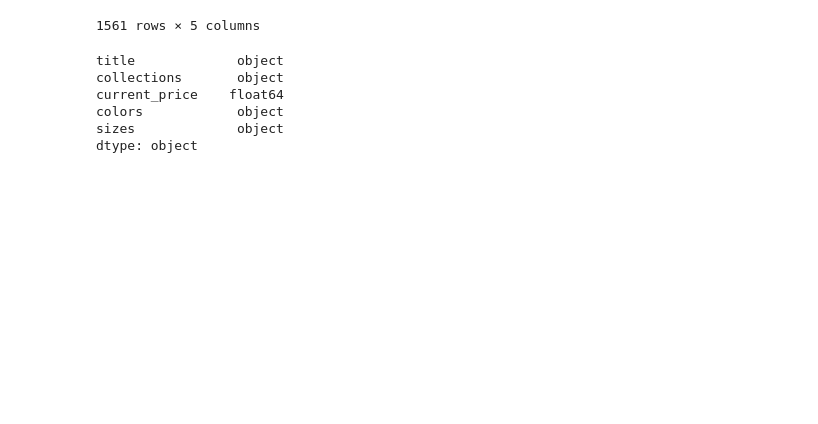
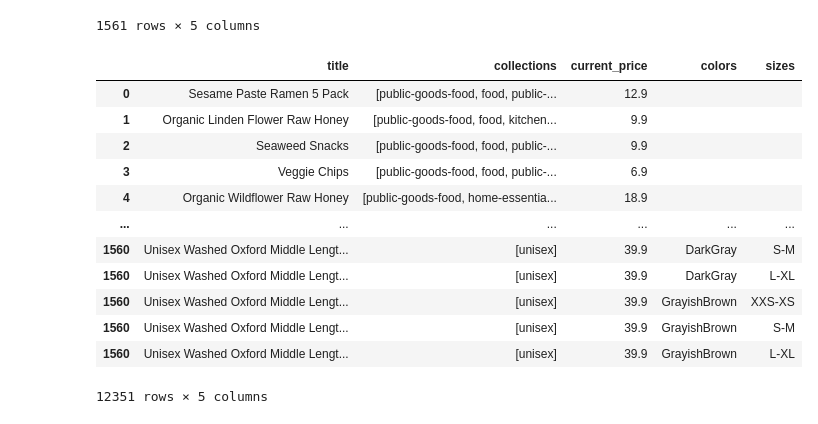
Before and after one commit to dauinh/enterprise_db, a Jupyter notebook: analysis/test.ipynb, the cells around one changed output. Drawn from its saved outputs; the diff is of its cells as text; code cells hidden in the pictures; blank space fills up the shorter version.

```diff
--- a/analysis/test.ipynb
+++ b/analysis/test.ipynb
@@ -122,17 +136,34 @@ filtered_df
 1561 rows × 5 columns
 # %%
 # Convert current_price type to float
-filtered_df['current_price'] = filtered_df['current_price'].str.replace('$', '')
-filtered_df['current_price'] = filtered_df['current_price'].str.replace(',', '')
+filtered_df['current_price'] = filtered_df['current_price'].str.replace('$', '').str.replace(',', '')
 filtered_df = filtered_df.astype({'current_price': 'float64'})
-filtered_df.dtypes
+
+# Convert colors and sizes type to list
+filtered_df['colors'] = filtered_df['colors'].replace(r'[\s+\[\]\'+]', '', regex=True)
+filtered_df['colors'] = filtered_df['colors'].str.split(',')
+filtered_df['sizes'] = filtered_df['sizes'].replace(r'[\s+\[\]\'+]', '', regex=True)
+filtered_df['sizes'] = filtered_df['sizes'].str.split(',')
-# %% [output]
-title             object
-collections       object
-current_price    float64
-colors            object
-sizes             object
-dtype: object
+# %%
+# Decouple colors and sizes
+filtered_df = filtered_df.explode('colors')
+filtered_df = filtered_df.explode('sizes')
+
+filtered_df
+# %% [output]
+|  | title | collections | current_price | colors | sizes |
+| 0 | Sesame Paste Ramen 5 Pack | [public-goods-food, food, public-... | 12.9 |  |  |
+| 1 | Organic Linden Flower Raw Honey | [public-goods-food, food, kitchen... | 9.9 |  |  |
+| 2 | Seaweed Snacks | [public-goods-food, food, public-... | 9.9 |  |  |
+| 3 | Veggie Chips | [public-goods-food, food, public-... | 6.9 |  |  |
+| 4 | Organic Wildflower Raw Honey | [public-goods-food, home-essentia... | 18.9 |  |  |
+| ... | ... | ... | ... | ... | ... |
+| 1560 | Unisex Washed Oxford Middle Lengt... | [unisex] | 39.9 | DarkGray | S-M |
+| 1560 | Unisex Washed Oxford Middle Lengt... | [unisex] | 39.9 | DarkGray | L-XL |
+| 1560 | Unisex Washed Oxford Middle Lengt... | [unisex] | 39.9 | GrayishBrown | XXS-XS |
+| 1560 | Unisex Washed Oxford Middle Lengt... | [unisex] | 39.9 | GrayishBrown | S-M |
+| 1560 | Unisex Washed Oxford Middle Lengt... | [unisex] | 39.9 | GrayishBrown | L-XL |
+12351 rows × 5 columns
 # %%
 # Add missing fields (quantity, is_active) and generate data
 
```
Also changed, not shown: parts of 5 cells of this notebook.
